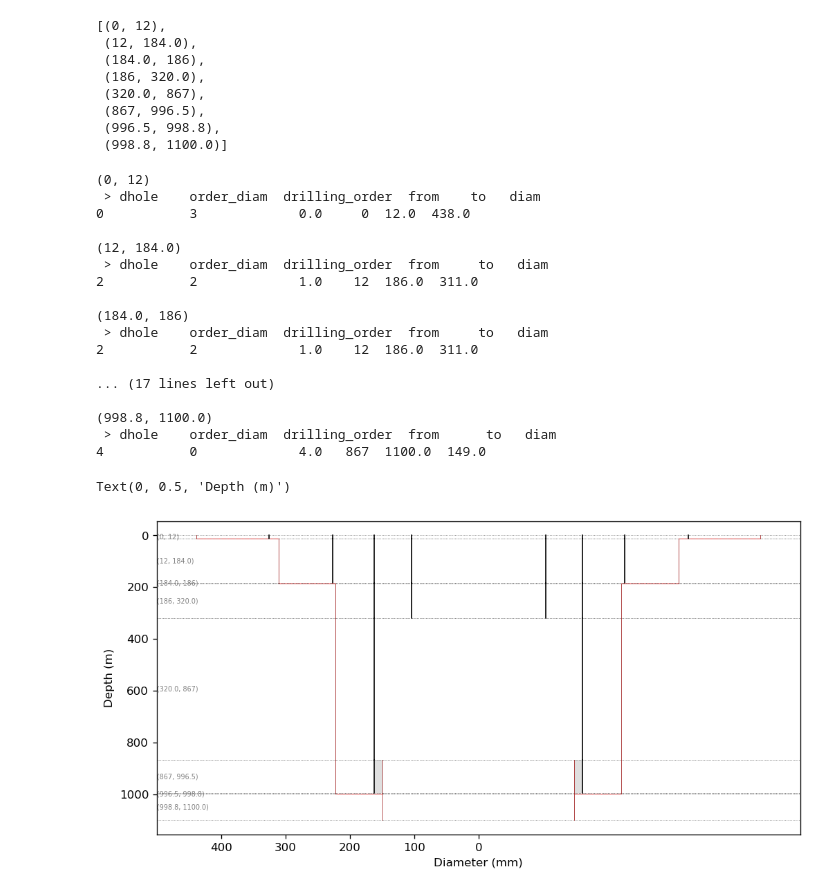
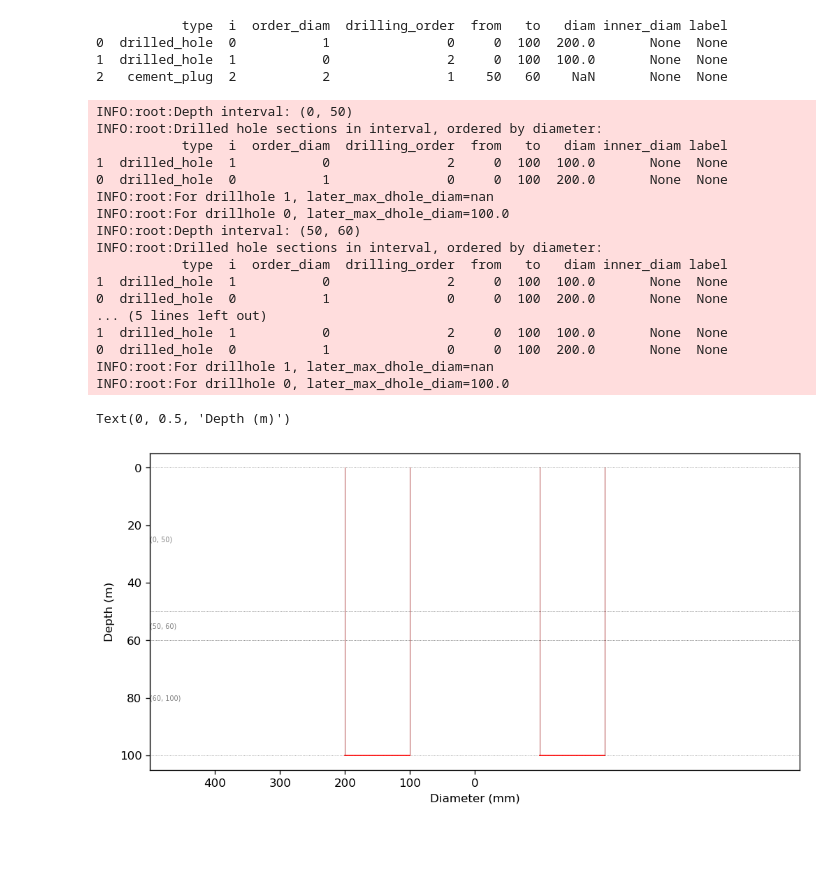
Before and after one commit to kinverarity1/well-schematics, a Jupyter notebook: notebooks/dev simple model.ipynb, the cells around one changed output. Cells and saved outputs as stored; diff of their text form; code cells hidden in the pictures; blank space fills up the shorter version.

```diff
--- a/notebooks/dev simple model.ipynb
+++ b/notebooks/dev simple model.ipynb
@@ -5,3 +6,6 @@ from matplotlib import patches as mpatches
+# %%
+logger = logging.getLogger()
+logging.basicConfig(level=logging.INFO)
 # %%
 %matplotlib inline
 # plt.style.use('ggplot')
@@ -116,11 +120,0 @@ def get_intervals(df):
-# %%
-get_intervals(df)
-# %% [output]
-[(0, 12),
- (12, 184.0),
- (184.0, 186),
- (186, 320.0),
- (320.0, 867),
- (867, 996.5),
- (996.5, 998.8),
- (998.8, 1100.0)]
@@ -134,30 +121,52 @@ def subset_construction_by_intervals(df):
+# %%
+def parse(items):
+    if isinstance(items, pd.DataFrame):
+        items = items.to_dict(orient="records")
+    parsed_items = parse_items(items)
+    return parsed_items_to_dataframe(parsed_items)
+# %%
+df = parse(pd.DataFrame([
+    {"type": "drilled_hole", "drilling_order": 0, "from": 0, "to": 100, "diam": 200},
+    {"type": "drilled_hole", "drilling_order": 2, "from": 0, "to": 100, "diam": 100},
+    {"type": "cement_plug", "drilling_order": 1, "from": 50, "to": 60},
+]))
+with pd.option_context("display.width", 1000):
+    print(df)
+# %% [output]
+           type  i  order_diam  drilling_order  from   to   diam inner_diam label
+0  drilled_hole  0           1               0     0  100  200.0       None  None
+1  drilled_hole  1           0               2     0  100  100.0       None  None
+2   cement_plug  2           2               1    50   60    NaN       None  None
 # %%
 fig = plt.figure(figsize=(10, 5))
 ax = fig.add_subplot(111)
 dh_cols = ["order_diam", "drilling_order", "from", "to", "diam"]
 
 for ivl, sdf in subset_construction_by_intervals(df):
+    logger.info(f"Depth interval: {ivl}")
     ax.axhline(ivl[0], ls=':', color='grey', lw=0.5)
     ax.axhline(ivl[1], ls=':', color='grey', lw=0.5)
     ax.text(500, ivl[1] - (ivl[1] - ivl[0]) / 2, str(ivl), fontsize='xx-small', color='grey', ha='left', va='center')
-    print(f"{ivl}")
+
     dholes = sdf[sdf.type == "drilled_hole"].sort_values("order_diam")
-    print(f' > dhole {dholes[dh_cols]}')
+    with pd.option_context("display.width", 1000):
+        logger.info(f"Drilled hole sections in interval, ordered by diameter:\n{dholes}")
     for dh_idx, dhole in dholes.iterrows():
         later_dholes = df[df.drilling_order > dhole.drilling_order]
         later_max_dhole_diam = later_dholes.diam.max()
+        logger.info(f"For drillhole {dh_idx}, later_max_dhole_diam={later_max_dhole_diam}")
         if ivl[1] == dhole.to:
             ax.plot(
                 [-1 * dhole.diam, -1 * later_max_dhole_diam],
                 [ivl[1], ivl[1]],
                 color="red",
-                lw=0.5,
+                lw=1,
             )
             ax.plot(
                 [dhole.diam, later_max_dhole_diam],
                 [ivl[1], ivl[1]],
                 color="red",
-                lw=0.5,
+                lw=1,
             )
         ax.plot(
             [-1 * dhole.diam, -1 * dhole.diam], [ivl[0], ivl[1]], color="brown", lw=0.5
@@ -174,48 +183,48 @@ for ivl, sdf in subset_construction_by_intervals(df):
             lw=1,
         )
         ax.plot(
             [casing.inner_diam, casing.inner_diam],
             [ivl[0], ivl[1]],
             color="black",
             lw=1,
         )
     inner_casing_diam = casings.inner_diam.min()
 
     plugs = sdf[sdf.type == 'cement_plug']
     for plug_ix, plug in plugs.iterrows():
         earlier_dholes_than_plug = dholes[dholes.drilling_order <= plug.drilling_order]
         later_dholes_than_plug = dholes[dholes.drilling_order > plug.drilling_order]
         plug_outer_diam = min(casings.inner_diam.min(), earlier_dholes_than_plug.diam.min())
         plug_inner_diam = later_dholes_than_plug.diam.max()
         patch1 = mpatches.Rectangle((-1 * plug_outer_diam, ivl[0]), plug_outer_diam - plug_inner_diam, ivl[1] - ivl[0], facecolor='grey', alpha=0.25, lw=0)
         patch2 = mpatches.Rectangle((plug_inner_diam, ivl[0]), plug_outer_diam - plug_inner_diam, ivl[1] - ivl[0], facecolor='grey', alpha=0.25, lw=0)
         ax.add_artist(patch1)
         ax.add_artist(patch2)
 
     print()
 
 ax.invert_yaxis()
 ax.set_xticks(np.arange(0, 500, 100))
 ax.set_xlim(500, -500)
 ax.set_xlabel("Diameter (mm)")
 ax.set_ylabel('Depth (m)')
 # %% [output]
-(0, 12)
- > dhole    order_diam  drilling_order  from    to   diam
-0           3             0.0     0  12.0  438.0
-
-(12, 184.0)
- > dhole    order_diam  drilling_order  from     to   diam
-2           2             1.0    12  186.0  311.0
-
-(184.0, 186)
- > dhole    order_diam  drilling_order  from     to   diam
-2           2             1.0    12  186.0  311.0
-
-... (17 lines left out)
-
-(998.8, 1100.0)
- > dhole    order_diam  drilling_order  from      to   diam
-4           0             4.0   867  1100.0  149.0
+INFO:root:Depth interval: (0, 50)
+INFO:root:Drilled hole sections in interval, ordered by diameter:
+           type  i  order_diam  drilling_order  from   to   diam inner_diam label
+1  drilled_hole  1           0               2     0  100  100.0       None  None
+0  drilled_hole  0           1               0     0  100  200.0       None  None
+INFO:root:For drillhole 1, later_max_dhole_diam=nan
+INFO:root:For drillhole 0, later_max_dhole_diam=100.0
+INFO:root:Depth interval: (50, 60)
+INFO:root:Drilled hole sections in interval, ordered by diameter:
+           type  i  order_diam  drilling_order  from   to   diam inner_diam label
+1  drilled_hole  1           0               2     0  100  100.0       None  None
+0  drilled_hole  0           1               0     0  100  200.0       None  None
+... (5 lines left out)
+1  drilled_hole  1           0               2     0  100  100.0       None  None
+0  drilled_hole  0           1               0     0  100  200.0       None  None
+INFO:root:For drillhole 1, later_max_dhole_diam=nan
+INFO:root:For drillhole 0, later_max_dhole_diam=100.0
 Text(0, 0.5, 'Depth (m)')
-[figure, old version]
+[figure, new version]
```
Also changed, not shown: parts of 6 cells of this notebook, 4 other files.
